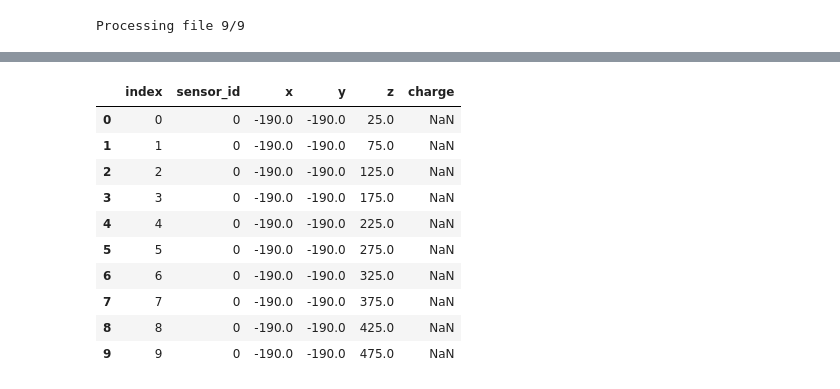
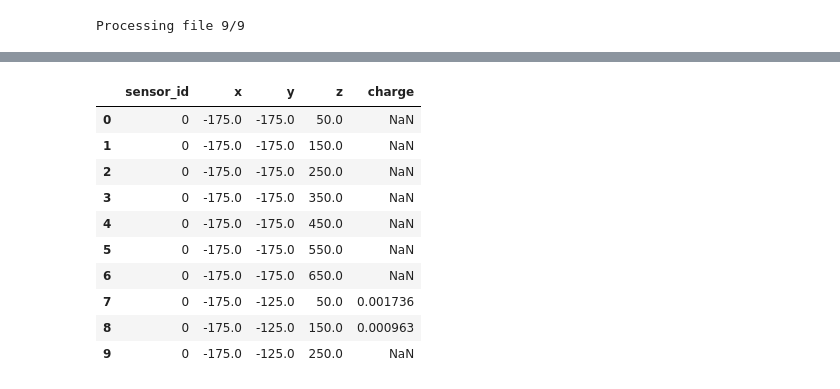
Before and after one commit to kvjmistry/LightTableGen, a Jupyter notebook: notebooks/lt_creator.ipynb, the cells around one changed output, grey strips where cells are left out. Saved outputs shown, nothing was run; the diff lists cells and outputs as text; code cells hidden in the pictures.

Commit message:
Return deleted binning and fix dataframe formatting

```diff
--- a/notebooks/lt_creator.ipynb
+++ b/notebooks/lt_creator.ipynb
@@ -104,3 +104,23 @@ display(pmt_response.head(10))
 | 7 | 7 | 1100 | 1063 | -49.834881 | -61.838348 | 416.637848 |
 | 8 | 8 | 1100 | 1072 | -49.834881 | -61.838348 | 416.637848 |
 | 9 | 9 | 1100 | 1005 | -49.834881 | -61.838348 | 416.637848 |
+# %%
+# Set the Binning
+xmin=-200
+xmax=200
+xbw=50
+
+zmin=0
+zmax=700
+zbw=100
+
+xbins = np.arange(xmin, xmax+xbw, xbw)
+ybins = xbins
+zbins = np.arange(zmin, zmax+zbw, zbw)
+
+xbins_centre = np.arange(xmin+xbw/2, xmax+xbw/2, xbw)
+ybins_centre = xbins_centre
+zbins_centre = np.arange(zmin+zbw/2, zmax+zbw/2, zbw)
+
+print(xbins)
+print(xbins_centre)
@@ -107,3 +130,11 @@ display(pmt_response.head(10))
+# %%
+# Now bin the x, y, z positions
+pmt_response['x'] = pd.cut(x=pmt_response['initial_x'], bins=xbins,labels=xbins_centre, include_lowest=True)
+pmt_response['y'] = pd.cut(x=pmt_response['initial_y'], bins=ybins,labels=ybins_centre, include_lowest=True)
+pmt_response['z'] = pd.cut(x=pmt_response['initial_z'], bins=zbins,labels=zbins_centre, include_lowest=True)
+
+ # remove the initial x,y,z since we are done with them
+pmt_response = pmt_response.drop(columns=['initial_x', 'initial_y', 'initial_z'])
 # %%
 # Normalise the charge in each PMT by the total number of photons simulated
 pmt_response['charge'] = pmt_response['charge']/nphotons
@@ -216,0 +250,3 @@ display(lt.head(10))
+# %%
+LT  = pd.pivot_table(lt, values="charge", columns="sensor_id", index=["x", "y", "z"])
+display(LT.head(10))
@@ -217,22 +266,22 @@ display(lt.head(10))
 # %%
-lt.columns = lt .columns.rename("")
+LT.columns = LT.columns.rename("")
 # ERR.columns = err.columns.rename("")
 
-lt  = lt.reset_index()
+LT  = LT.reset_index()
 display(lt.head(10))
 err = ERR.reset_index()
 # %% [output]
-|  | index | sensor_id | x | y | z | charge |
-| 0 | 0 | 0 | -190.0 | -190.0 | 25.0 | NaN |
-| 1 | 1 | 0 | -190.0 | -190.0 | 75.0 | NaN |
-| 2 | 2 | 0 | -190.0 | -190.0 | 125.0 | NaN |
-| 3 | 3 | 0 | -190.0 | -190.0 | 175.0 | NaN |
-| 4 | 4 | 0 | -190.0 | -190.0 | 225.0 | NaN |
-| 5 | 5 | 0 | -190.0 | -190.0 | 275.0 | NaN |
-| 6 | 6 | 0 | -190.0 | -190.0 | 325.0 | NaN |
-| 7 | 7 | 0 | -190.0 | -190.0 | 375.0 | NaN |
-| 8 | 8 | 0 | -190.0 | -190.0 | 425.0 | NaN |
-| 9 | 9 | 0 | -190.0 | -190.0 | 475.0 | NaN |
+|  | sensor_id | x | y | z | charge |
+| 0 | 0 | -175.0 | -175.0 | 50.0 | NaN |
+| 1 | 0 | -175.0 | -175.0 | 150.0 | NaN |
+| 2 | 0 | -175.0 | -175.0 | 250.0 | NaN |
+| 3 | 0 | -175.0 | -175.0 | 350.0 | NaN |
+| 4 | 0 | -175.0 | -175.0 | 450.0 | NaN |
+| 5 | 0 | -175.0 | -175.0 | 550.0 | NaN |
+| 6 | 0 | -175.0 | -175.0 | 650.0 | NaN |
+| 7 | 0 | -175.0 | -125.0 | 50.0 | 0.001736 |
+| 8 | 0 | -175.0 | -125.0 | 150.0 | 0.000963 |
+| 9 | 0 | -175.0 | -125.0 | 250.0 | NaN |
 # %%
 pmt = "PmtR11410"
 signal_type = "S1"
```
Also changed, not shown: parts of 9 cells of this notebook.
